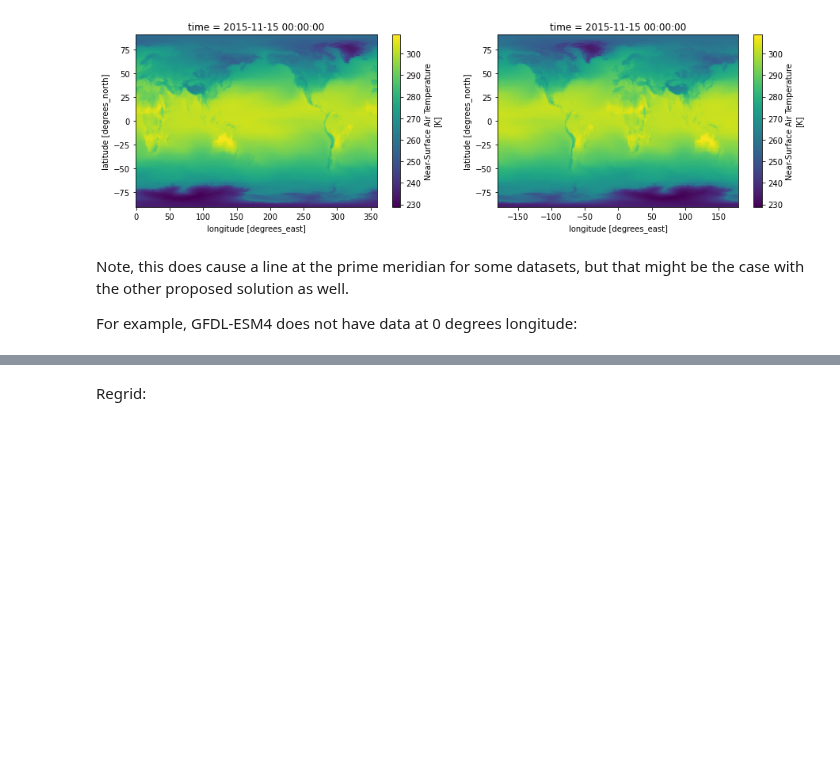
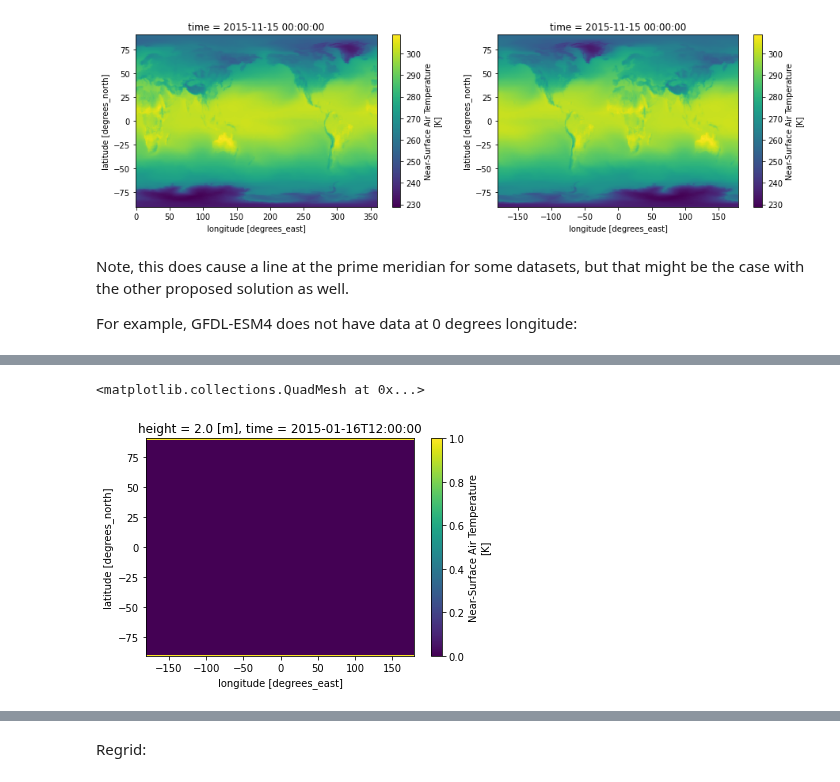
Before and after one commit to ua-snap/cmip6-utils, a Jupyter notebook: regridding/explore_regridding.ipynb, the cells around one changed output, grey strips where cells are left out. Cells and saved outputs as stored; diff of their text form; code cells hidden in the pictures; blank space fills up the shorter version.

```diff
--- a/regridding/explore_regridding.ipynb
+++ b/regridding/explore_regridding.ipynb
@@ -80,0 +149,13 @@ But I don't know if this is really an issue. Can consider interpolation.
+# %%
+# drop empty models (shouldn't be any but there is a bug currently about MRI- model)
+extrap_masks = {k: v for k, v in extrap_masks.items() if v is not None}
+# now cross compare grids to see if any are equal (we assume the NCAR-based grids would all be the same (CESM2, NorESM, TaiESM1..))
+done_sets = []
+for m1, m2 in product(extrap_masks.keys(), extrap_masks.keys()):
+    if m1 == m2:
+        continue
+    if {m1, m2} not in done_sets:
+        # only need to check if the comparison has not been made
+        if np.array_equal(extrap_masks[m1], extrap_masks[m2]):
+            print(f"{m1} and {m2} are the same")
+            done_sets.append({m1, m2})
@@ -80,0 +182,5 @@ But I don't know if this is really an issue. Can consider interpolation.
+# %%
+extrap_masks["CNRM-CM6-1-HR"].plot()
+# %% [output]
+<matplotlib.collections.QuadMesh at 0x...>
+[figure, added]
```
Also changed, not shown: parts of 23 cells of this notebook.
